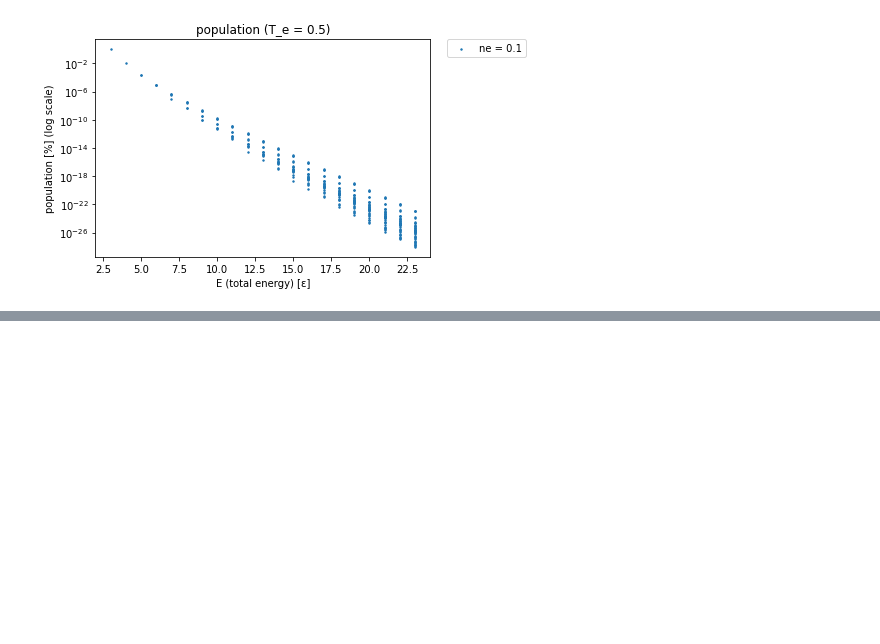
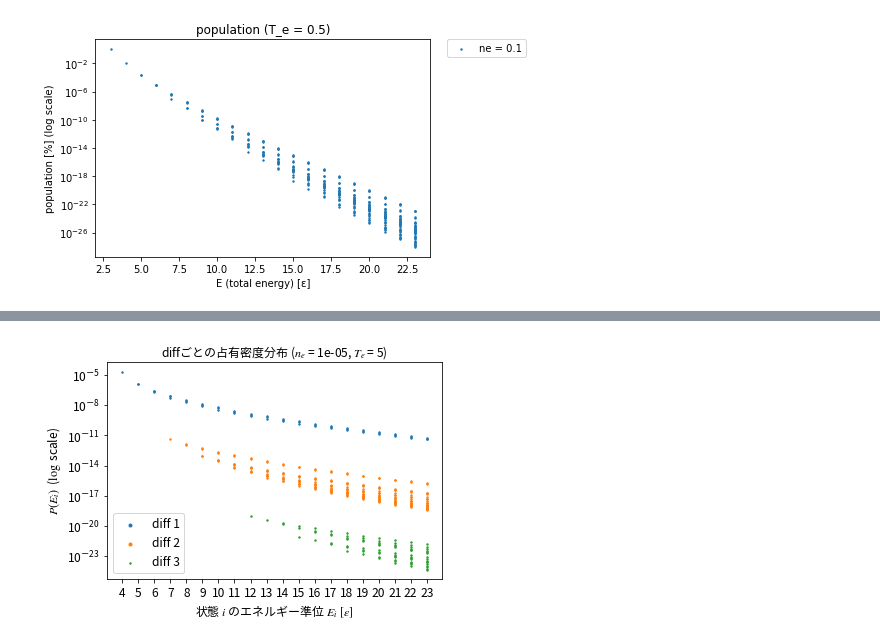
Before and after one commit to GenkiK/fermi2, a Jupyter notebook: 20210329/notebooks/relate_population2configulation.ipynb, the cells around one changed output, grey strips where cells are left out. Cells and saved outputs as stored; diff of their text form; code cells hidden in the pictures; blank space fills up the shorter version.

```diff
--- a/20210329/notebooks/relate_population2configulation.ipynb
+++ b/20210329/notebooks/relate_population2configulation.ipynb
@@ -73,0 +88,4 @@ plots_poplulation([0.1], include_equ=False, use_power=True)
+# %%
+plot_population_per_diff(ne=1e-5, Te=5)
+# %% [output]
+[figure, added]
```
Also changed, not shown: parts of 5 cells of this notebook, 3 other files.
